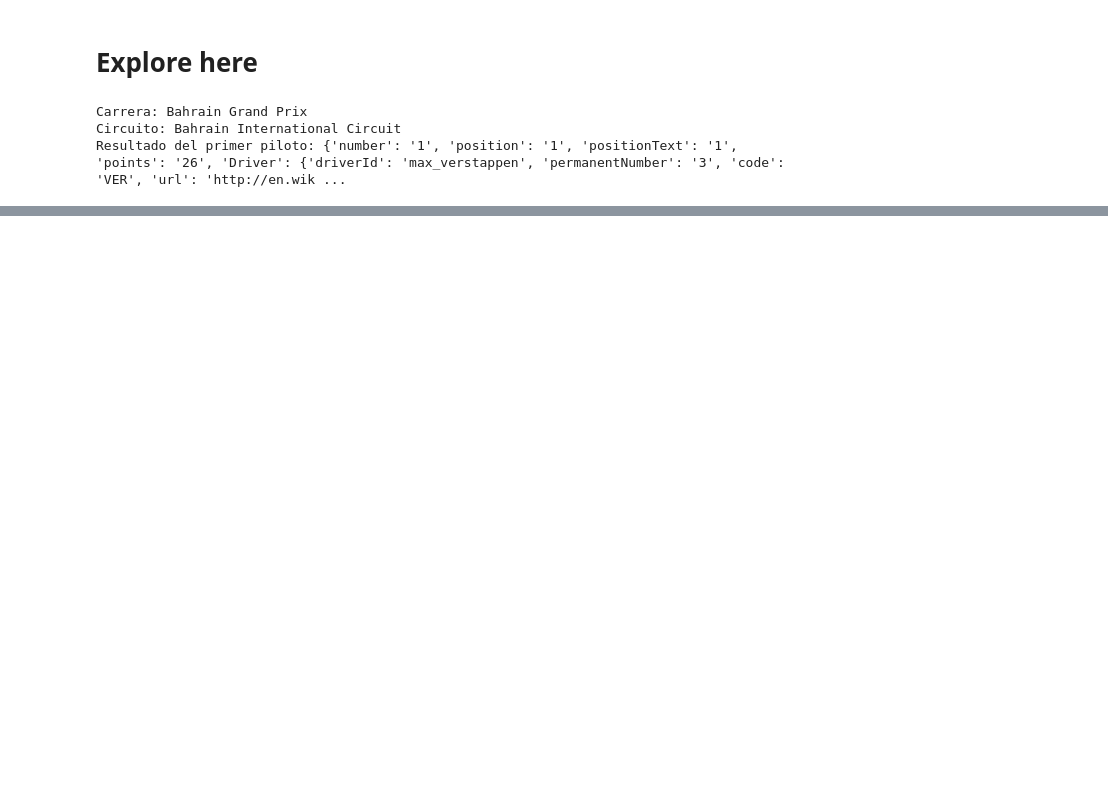
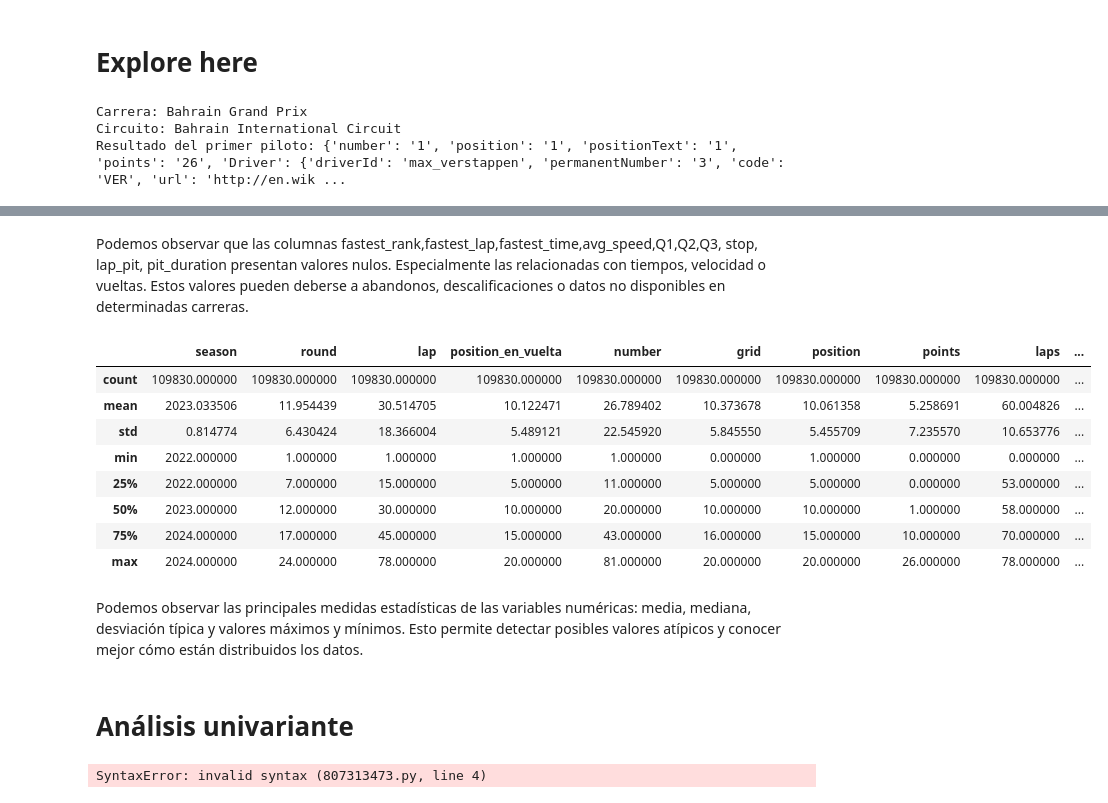
Before and after one commit to luciaTapiaGarcia/proyecto_final_f1_marcos_lucia, a Jupyter notebook: src/explore.ipynb, the cells around one changed output, grey strips where cells are left out. Drawn from its saved outputs; the diff is of its cells as text; code cells hidden in the pictures; blank space fills up the shorter version.

```diff
--- a/src/explore.ipynb
+++ b/src/explore.ipynb
@@ -221,0 +550,5 @@ df.head()
+# %%
+import pandas as pd
+
+total_data = pd.read_csv("f1_dataset_final.csv")
+total_data.head()
@@ -221,0 +661,57 @@ df.head()
+# %% [markdown]
+Podemos observar que las columnas fastest_rank,fastest_lap,fastest_time,avg_speed,Q1,Q2,Q3, stop, lap_pit, pit_duration presentan
+valores nulos. Especialmente las relacionadas con tiempos, velocidad o vueltas. Estos valores pueden deberse a abandonos, descalificaciones o datos no disponibles en determinadas carreras.
+# %%
+total_data.describe()
+# %% [output]
+|  | season | round | lap | position_en_vuelta | number | grid | position | points | laps | ... |
+| count | 109830.000000 | 109830.000000 | 109830.000000 | 109830.000000 | 109830.000000 | 109830.000000 | 109830.000000 | 109830.000000 | 109830.000000 | ... |
+| mean | 2023.033506 | 11.954439 | 30.514705 | 10.122471 | 26.789402 | 10.373678 | 10.061358 | 5.258691 | 60.004826 | ... |
+| std | 0.814774 | 6.430424 | 18.366004 | 5.489121 | 22.545920 | 5.845550 | 5.455709 | 7.235570 | 10.653776 | ... |
+| min | 2022.000000 | 1.000000 | 1.000000 | 1.000000 | 1.000000 | 0.000000 | 1.000000 | 0.000000 | 0.000000 | ... |
+| 25% | 2022.000000 | 7.000000 | 15.000000 | 5.000000 | 11.000000 | 5.000000 | 5.000000 | 0.000000 | 53.000000 | ... |
+| 50% | 2023.000000 | 12.000000 | 30.000000 | 10.000000 | 20.000000 | 10.000000 | 10.000000 | 1.000000 | 58.000000 | ... |
+| 75% | 2024.000000 | 17.000000 | 45.000000 | 15.000000 | 43.000000 | 16.000000 | 15.000000 | 10.000000 | 70.000000 | ... |
+| max | 2024.000000 | 24.000000 | 78.000000 | 20.000000 | 81.000000 | 20.000000 | 20.000000 | 26.000000 | 78.000000 | ... |
+# %% [markdown]
+Podemos observar las principales medidas estadísticas de las
+variables numéricas: media, mediana, desviación típica y valores
+máximos y mínimos. Esto permite detectar posibles valores atípicos y conocer mejor cómo están distribuidos los datos.
+# %% [markdown]
+# Análisis univariante
+# %%
+import matplotlib.pyplot as plt
+import seaborn as sns
+
+sns.set_theme(style="whitegrid", palette="pastel")
+
+fig, axis = plt.subplots(4, 2, figsize=(15,18))
+
+# Position
+sns.histplot(ax=axis[0,0], data=total_data, x="position")
+
+# Grid
+sns.histplot(ax=axis[0,1], data=total_data, x="grid")
+
+# Points
+sns.histplot(ax=axis[1,0], data=total_data, x="points")
+
+# Laps
+sns.histplot(ax=axis[1,1], data=total_data, x="laps")
+
+# Fastest Rank
+sns.histplot(ax=axis[2,0], data=total_data, x="fastest_rank")
+
+# Avg Speed
+sns.histplot(ax=axis[2,1], data=total_data, x="avg_speed")
+
+# Stop
+sns.histplot(ax=axis[3,0], data=total_data, x="stop")
+
+# Position en vuelta
+sns.histplot(ax=axis[3,1], data=total_data, x="position_en_vuelta")
+
+plt.tight_layout()
+plt.show()
+# %% [output]
+SyntaxError: invalid syntax (807313473.py, line 4)
```
Also changed, not shown: parts of 36 cells of this notebook.
